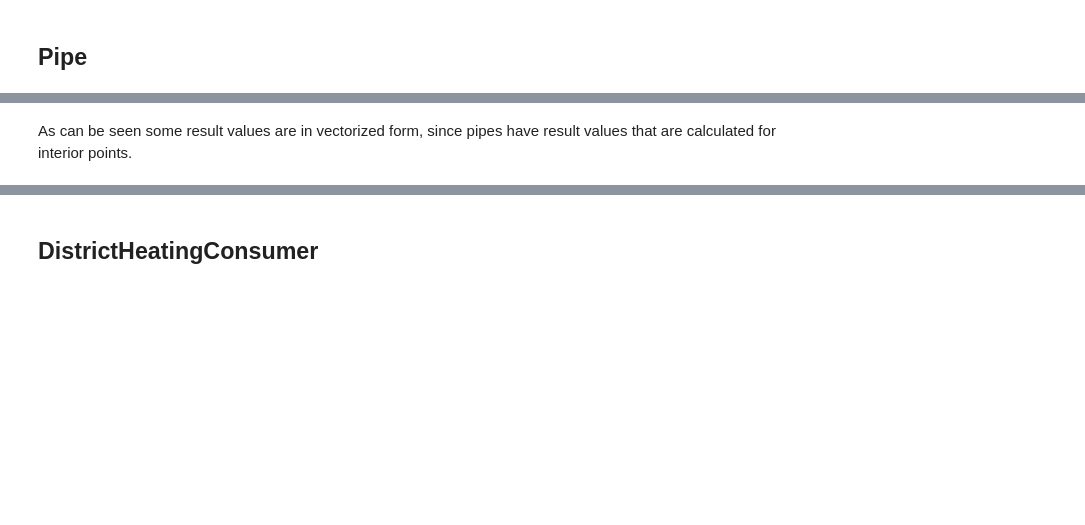
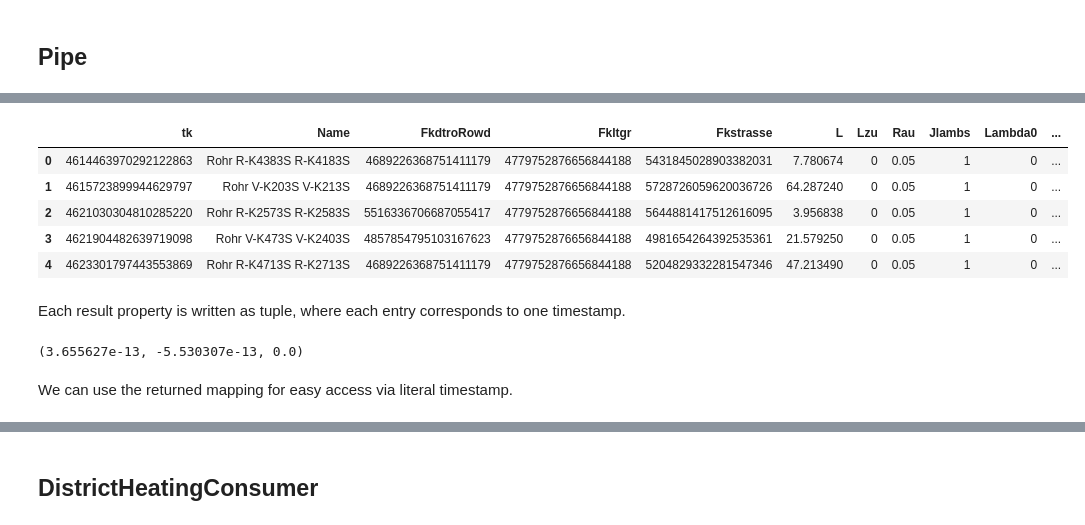
Before and after one commit to 3SConsult/sir3stoolkit, a Jupyter notebook: tutorials/SIR3S_Model_Mantle/Tutorial052_Assets/ToolkitTutorial052.ipynb, the cells around one changed output, grey strips where cells are left out. Saved outputs shown, nothing was run; the diff lists cells and outputs as text; code cells hidden in the pictures; blank space fills up the shorter version.

```diff
--- a/tutorials/SIR3S_Model_Mantle/Tutorial052_Assets/ToolkitTutorial052.ipynb
+++ b/tutorials/SIR3S_Model_Mantle/Tutorial052_Assets/ToolkitTutorial052.ipynb
@@ -109,3 +151,4 @@ This function allows for little user definition the only paramters are element_t
 # %%
-(s3s.generate_element_dataframe(element_type=s3s.ObjectTypes.Pipe, tks=None)).head(3)
+df_pipe, timestamp_to_tuple_index = s3s.generate_element_dataframe(element_type=s3s.ObjectTypes.Pipe
+                                                                    ,timestamps=[0, 1, 2])
 # %% [output]
@@ -136,2 +172,17 @@ This function allows for little user definition the only paramters are element_t
-# %% [markdown]
-As can be seen some result values are in vectorized form, since pipes have result values that are calculated for interior points.
+# %%
+df_pipe.head()
+# %% [output]
+|  | tk | Name | FkdtroRowd | Fkltgr | Fkstrasse | L | Lzu | Rau | Jlambs | Lambda0 | ... |
+| 0 | 4614463970292122863 | Rohr R-K4383S R-K4183S | 4689226368751411179 | 4779752876656844188 | 5431845028903382031 | 7.780674 | 0 | 0.05 | 1 | 0 | ... |
+| 1 | 4615723899944629797 | Rohr V-K203S V-K213S | 4689226368751411179 | 4779752876656844188 | 5728726059620036726 | 64.287240 | 0 | 0.05 | 1 | 0 | ... |
+| 2 | 4621030304810285220 | Rohr R-K2573S R-K2583S | 5516336706687055417 | 4779752876656844188 | 5644881417512616095 | 3.956838 | 0 | 0.05 | 1 | 0 | ... |
+| 3 | 4621904482639719098 | Rohr V-K473S V-K2403S | 4857854795103167623 | 4779752876656844188 | 4981654264392535361 | 21.579250 | 0 | 0.05 | 1 | 0 | ... |
+| 4 | 4623301797443553869 | Rohr R-K4713S R-K2713S | 4689226368751411179 | 4779752876656844188 | 5204829332281547346 | 47.213490 | 0 | 0.05 | 1 | 0 | ... |
+# %% [markdown]
+Each result property is written as tuple, where each entry corresponds to one timestamp.
+# %%
+df_pipe["VAV"].iloc[0]
+# %% [output]
+(3.655627e-13, -5.530307e-13, 0.0)
+# %% [markdown]
+We can use the returned mapping for easy access via literal timestamp.
```
Also changed, not shown: parts of 22 cells of this notebook, 39 other files.
